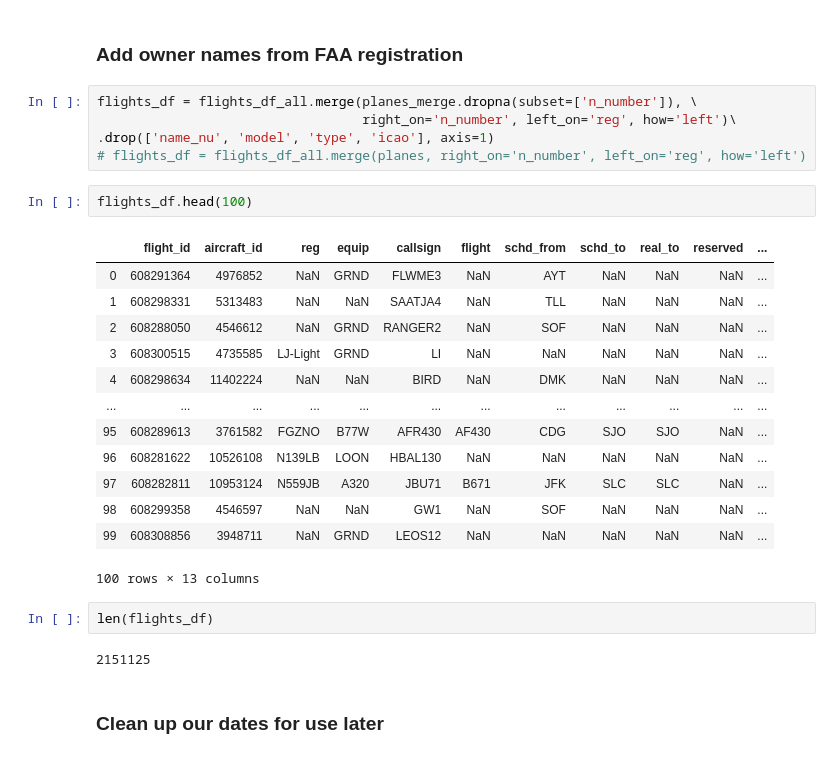
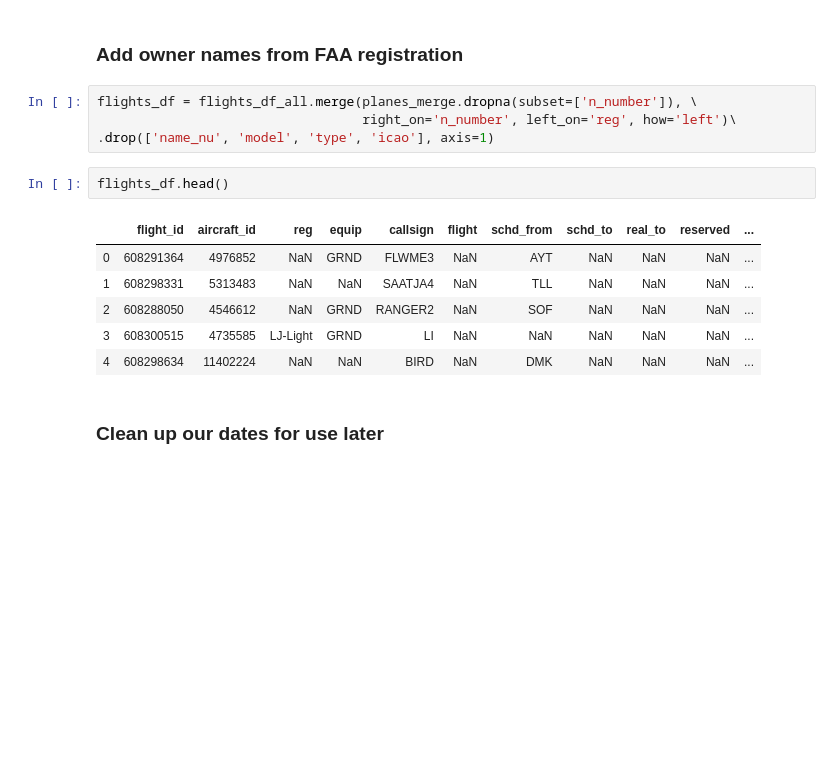
Before and after one commit to datadesk/coronavirus-flight-tracking, a Jupyter notebook: flights-data/00-coronavirus-flight-maps-data.ipynb, the cells around one changed output. Cells and saved outputs as stored; diff of their text form; blank space fills up the shorter version.

```diff
--- a/flights-data/00-coronavirus-flight-maps-data.ipynb
+++ b/flights-data/00-coronavirus-flight-maps-data.ipynb
@@ -134,27 +126,15 @@ len(flights_df_all)
 flights_df = flights_df_all.merge(planes_merge.dropna(subset=['n_number']), \
                                   right_on='n_number', left_on='reg', how='left')\
 .drop(['name_nu', 'model', 'type', 'icao'], axis=1)
-# flights_df = flights_df_all.merge(planes, right_on='n_number', left_on='reg', how='left')
 # %%
-flights_df.head(100)
+flights_df.head()
 # %% [output]
 |  | flight_id | aircraft_id | reg | equip | callsign | flight | schd_from | schd_to | real_to | reserved | ... |
 | 0 | 608291364 | 4976852 | NaN | GRND | FLWME3 | NaN | AYT | NaN | NaN | NaN | ... |
 | 1 | 608298331 | 5313483 | NaN | NaN | SAATJA4 | NaN | TLL | NaN | NaN | NaN | ... |
 | 2 | 608288050 | 4546612 | NaN | GRND | RANGER2 | NaN | SOF | NaN | NaN | NaN | ... |
 | 3 | 608300515 | 4735585 | LJ-Light | GRND | LI | NaN | NaN | NaN | NaN | NaN | ... |
 | 4 | 608298634 | 11402224 | NaN | NaN | BIRD | NaN | DMK | NaN | NaN | NaN | ... |
-| ... | ... | ... | ... | ... | ... | ... | ... | ... | ... | ... | ... |
-| 95 | 608289613 | 3761582 | FGZNO | B77W | AFR430 | AF430 | CDG | SJO | SJO | NaN | ... |
-| 96 | 608281622 | 10526108 | N139LB | LOON | HBAL130 | NaN | NaN | NaN | NaN | NaN | ... |
-| 97 | 608282811 | 10953124 | N559JB | A320 | JBU71 | B671 | JFK | SLC | SLC | NaN | ... |
-| 98 | 608299358 | 4546597 | NaN | NaN | GW1 | NaN | SOF | NaN | NaN | NaN | ... |
-| 99 | 608308856 | 3948711 | NaN | GRND | LEOS12 | NaN | NaN | NaN | NaN | NaN | ... |
-100 rows × 13 columns
-# %%
-len(flights_df)
-# %% [output]
-2151125
 # %% [markdown]
 ### Clean up our dates for use later
 # %%
```
Also changed, not shown: parts of 28 cells of this notebook, 7 other files.
